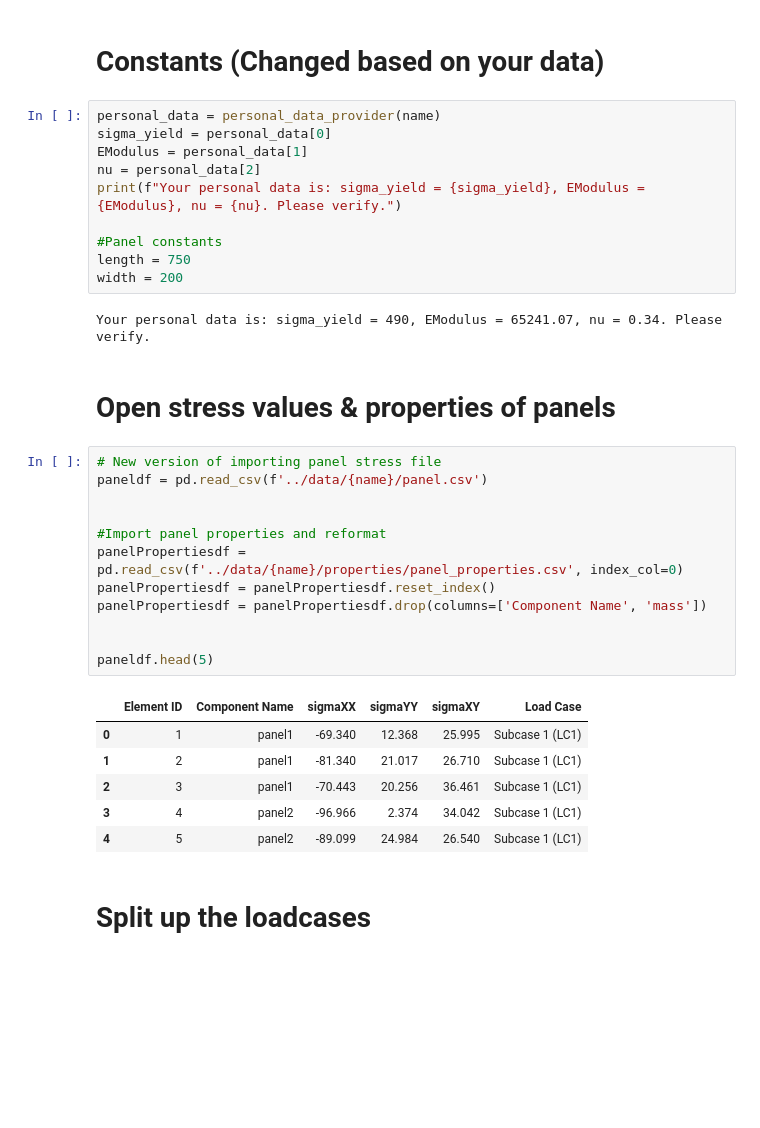
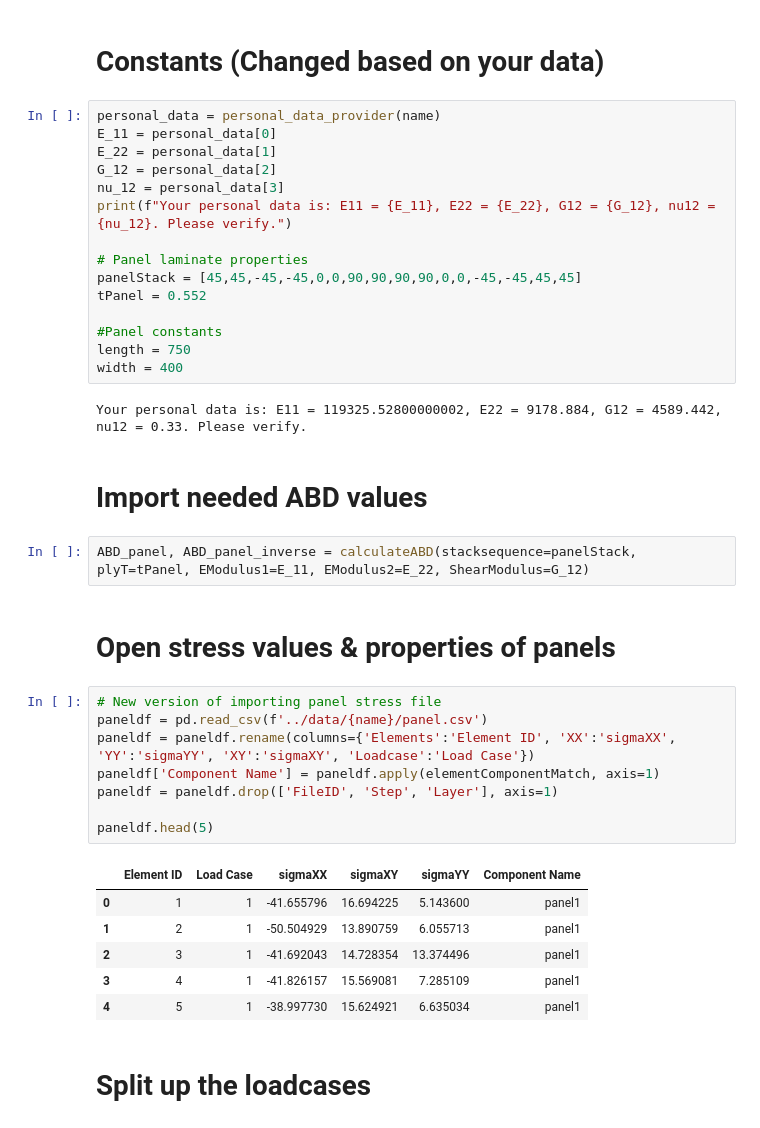
Before and after one commit to fabianober/tum-ase-project-2025-2, a Jupyter notebook: Notebooks/task_1e.ipynb, the cells around one changed output. Cells and saved outputs as stored; diff of their text form; blank space fills up the shorter version.

```diff
--- a/Notebooks/task_1e.ipynb
+++ b/Notebooks/task_1e.ipynb
@@ -30,37 +31,42 @@ rounding_digits = int(config['DEFAULT']['rounding_digits'])
 # Constants (Changed based on your data)
 # %%
 personal_data = personal_data_provider(name)
-sigma_yield = personal_data[0]
-EModulus = personal_data[1]
-nu = personal_data[2]
-print(f"Your personal data is: sigma_yield = {sigma_yield}, EModulus = {EModulus}, nu = {nu}. Please verify.")
+E_11 = personal_data[0]
+E_22 = personal_data[1]
+G_12 = personal_data[2]
+nu_12 = personal_data[3]
+print(f"Your personal data is: E11 = {E_11}, E22 = {E_22}, G12 = {G_12}, nu12 = {nu_12}. Please verify.")
+
+# Panel laminate properties
+panelStack = [45,45,-45,-45,0,0,90,90,90,90,0,0,-45,-45,45,45]
+tPanel = 0.552
 
 #Panel constants
 length = 750
-width = 200
+width = 400
 # %% [output]
-Your personal data is: sigma_yield = 490, EModulus = 65241.07, nu = 0.34. Please verify.
+Your personal data is: E11 = 119325.52800000002, E22 = 9178.884, G12 = 4589.442, nu12 = 0.33. Please verify.
+# %% [markdown]
+# Import needed ABD values
+# %%
+ABD_panel, ABD_panel_inverse = calculateABD(stacksequence=panelStack, plyT=tPanel, EModulus1=E_11, EModulus2=E_22, ShearModulus=G_12)
 # %% [markdown]
 # Open stress values & properties of panels
 # %%
 # New version of importing panel stress file
 paneldf = pd.read_csv(f'../data/{name}/panel.csv')
-
-
-#Import panel properties and reformat
-panelPropertiesdf = pd.read_csv(f'../data/{name}/properties/panel_properties.csv', index_col=0)
-panelPropertiesdf = panelPropertiesdf.reset_index()
-panelPropertiesdf = panelPropertiesdf.drop(columns=['Component Name', 'mass'])
-
+paneldf = paneldf.rename(columns={'Elements':'Element ID', 'XX':'sigmaXX', 'YY':'sigmaYY', 'XY':'sigmaXY', 'Loadcase':'Load Case'})
+paneldf['Component Name'] = paneldf.apply(elementComponentMatch, axis=1)
+paneldf = paneldf.drop(['FileID', 'Step', 'Layer'], axis=1)
 
 paneldf.head(5)
 # %% [output]
-|  | Element ID | Component Name | sigmaXX | sigmaYY | sigmaXY | Load Case |
-| 0 | 1 | panel1 | -69.340 | 12.368 | 25.995 | Subcase 1 (LC1) |
-| 1 | 2 | panel1 | -81.340 | 21.017 | 26.710 | Subcase 1 (LC1) |
-| 2 | 3 | panel1 | -70.443 | 20.256 | 36.461 | Subcase 1 (LC1) |
-| 3 | 4 | panel2 | -96.966 | 2.374 | 34.042 | Subcase 1 (LC1) |
-| 4 | 5 | panel2 | -89.099 | 24.984 | 26.540 | Subcase 1 (LC1) |
+|  | Element ID | Load Case | sigmaXX | sigmaXY | sigmaYY | Component Name |
+| 0 | 1 | 1 | -41.655796 | 16.694225 | 5.143600 | panel1 |
+| 1 | 2 | 1 | -50.504929 | 13.890759 | 6.055713 | panel1 |
+| 2 | 3 | 1 | -41.692043 | 14.728354 | 13.374496 | panel1 |
+| 3 | 4 | 1 | -41.826157 | 15.569081 | 7.285109 | panel1 |
+| 4 | 5 | 1 | -38.997730 | 15.624921 | 6.635034 | panel1 |
 # %% [markdown]
 # Split up the loadcases
 # %%
```
Also changed, not shown: parts of 19 cells of this notebook.
